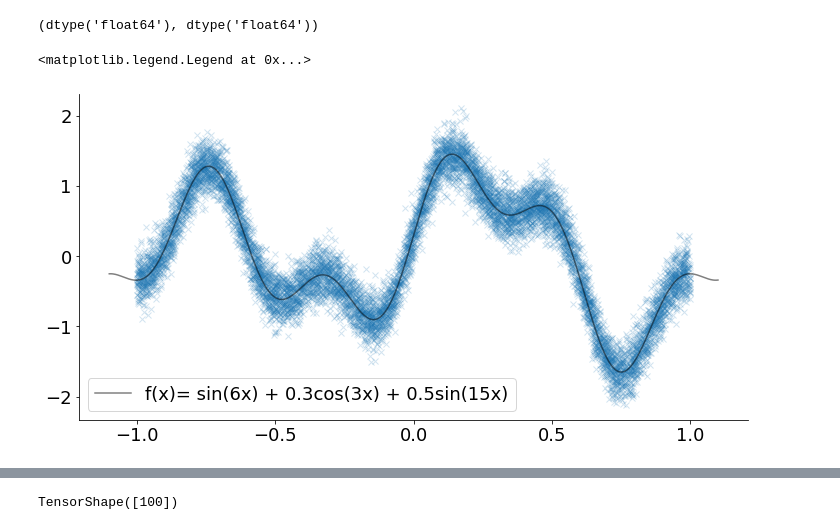
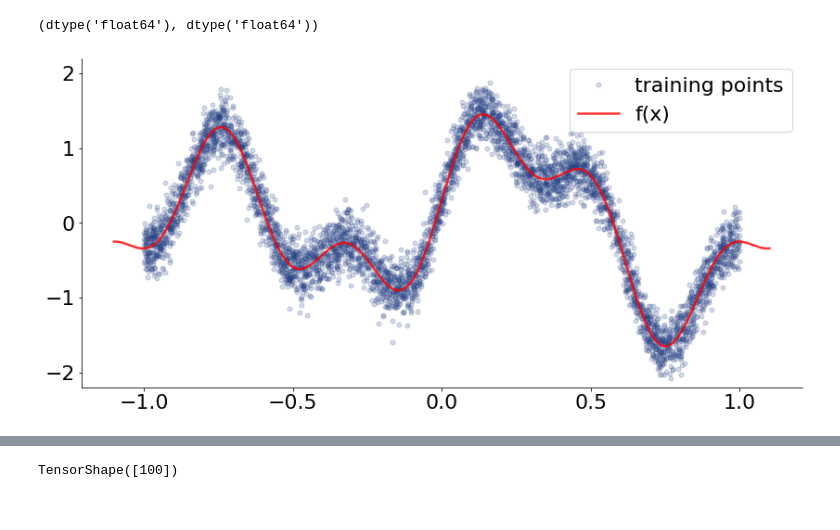
Before and after one commit to moritzknolle/learning_private_functions, a Jupyter notebook: dp_svfe.ipynb, the cells around one changed output, grey strips where cells are left out. Cells and saved outputs as stored; diff of their text form; code cells hidden in the pictures.

```diff
--- a/dp_svfe.ipynb
+++ b/dp_svfe.ipynb
@@ -9,11 +9,13 @@ import seaborn as sns
 from tqdm import trange, tqdm
 import tensorflow_privacy
 from typing import Tuple
+from utils import make_deterministic
 
 print("gpu available:", tf.test.is_gpu_available())
 rng = np.random.RandomState(123)
-tf.random.set_seed(42)
-plt.rcParams['font.size'] = 18
+make_deterministic()
+plt.rcParams['font.size'] = 22
+
 
 dtype = np.float64
 gpflow.config.set_default_float(dtype)
@@ -39,7 +41,7 @@ Skipping registering GPU devices...
 ## Let's generate some synthetic training data ...
 # %%
 save_figs=True
-N = 10_000  # Number of training observations
+N = 5_000  # Number of training observations
 def func(x):
     return np.sin(x * 6) + 0.3 * np.cos(x * 3) + 0.5 * np.sin(x * 15)
 
@@ -53,16 +55,18 @@ X.dtype, Y.dtype
 (dtype('float64'), dtype('float64'))
 # %%
 plt.figure(figsize=(12, 6))
-plt.plot(X, Y, "x", alpha=0.2)
+ylim=(-2.2, 2.2)
+plt.plot(X, Y, ".", label="training points", alpha=0.2, markersize='10',color='#264185')
 Xt = np.linspace(-1.1, 1.1, 1000)[:, None]
 Yt = func(Xt)
-_ = plt.plot(Xt, Yt, c="k", alpha=0.5, label='f(x)= sin(6x) + 0.3cos(3x) + 0.5sin(15x)')
+_ = plt.plot(Xt, Yt, alpha=0.8, lw=2.5, c='red', label='f(x)')
 sns.despine()
 plt.legend()
+plt.tight_layout()
+plt.ylim(ylim)
 plt.savefig("figures/dp_vfe/underlying_func.pdf") if save_figs else 0
 # %% [output]
-<matplotlib.legend.Legend at 0x...>
-[figure, old version]
+[figure, new version]
 # %%
 from dp_gp.approximate_inference.common_train_logic import make_SVGP_model, simple_training_loop
 Z = np.random.uniform(-1, 1, size=(50, 1))
```
Also changed, not shown: parts of 10 cells of this notebook, 2 other files.
